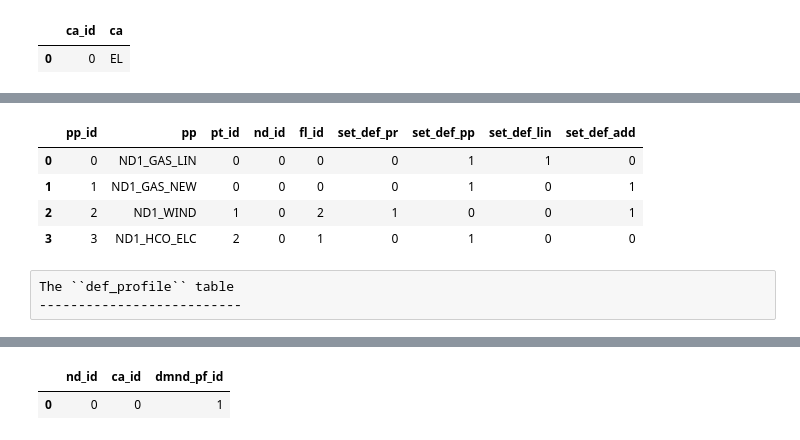
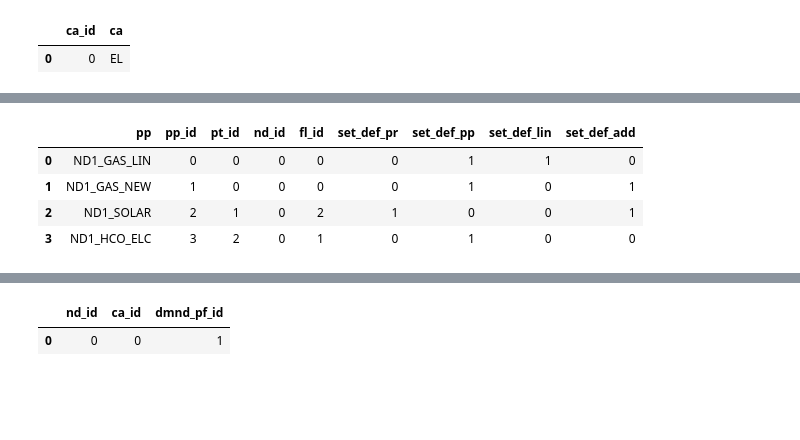
Before and after one commit to mcsoini/grimsel, a Jupyter notebook: notebooks/doc_introductory_example.ipynb, the cells around one changed output, grey strips where cells are left out. Saved outputs shown, nothing was run; the diff lists cells and outputs as text; code cells hidden in the pictures; blank space fills up the shorter version.

```diff
--- a/notebooks/doc_introductory_example.ipynb
+++ b/notebooks/doc_introductory_example.ipynb
@@ -42,5 +34,8 @@ The ``def_node`` table contains the mapping between *nd_id*s and node names *nd*
 # %%
-df_def_node = pd.DataFrame({'nd': ['Node1'], 'nd_id':[0], 'price_co2': [80], 'nd_weight': [1]})
+df_def_node = pd.DataFrame({'nd': ['Node1'],
+                            'nd_id':[0],
+                            'price_co2': [10],
+                            'nd_weight': [1]})
 dict_nd = df_def_node.set_index('nd').nd_id.to_dict()
 display(df_def_node)
 # %% [output]
@@ -60,7 +55,7 @@ Every power plant in the broadest sense has fuel. This includes fuel-less renewa
 # %%
 df_def_fuel = pd.DataFrame({'fl_id': range(3),
-                            'fl': ['natural_gas', 'hard_coal', 'wind'],
-                            'co2_int': [0.20196, 0.34596, 0]})
+                            'fl': ['natural_gas', 'hard_coal', 'solar'],
+                            'co2_int': [0.20, 0.35, 0]})
 dict_fl = df_def_fuel.set_index('fl').fl_id.to_dict()
 display(df_def_fuel)
 # %% [output]
@@ -91,5 +86,5 @@ The ``def_pp_type`` table
 # %%
-df_def_pp_type = pd.DataFrame({'pt_id': range(3), 'pt': ['GAS_LIN', 'WIND', 'HCO_ELC']})
+df_def_pp_type = pd.DataFrame({'pt_id': range(3), 'pt': ['GAS_LIN', 'SOLAR', 'HCO_ELC']})
 dict_pt = df_def_pp_type.set_index('pt').pt_id.to_dict()
 display(df_def_pp_type)
 # %% [output]
@@ -103,29 +105,24 @@ The ``def_plant`` table
 # %%
-df_def_plant = pd.DataFrame({'pp': ['ND1_GAS_LIN', 'ND1_GAS_NEW', 'ND1_WIND', 'ND1_HCO_ELC'],
-                             'pt_id': ['GAS_LIN', 'GAS_LIN', 'WIND', 'HCO_ELC'],
+df_def_plant = pd.DataFrame({'pp': ['ND1_GAS_LIN', 'ND1_GAS_NEW', 'ND1_SOLAR', 'ND1_HCO_ELC'],
+                             'pp_id': range(4),
+                             'pt_id': ['GAS_LIN', 'GAS_LIN', 'SOLAR', 'HCO_ELC'],
                              'nd_id': ['Node1'] * 4,
-                             'fl_id': ['natural_gas', 'natural_gas', 'wind', 'hard_coal'],
+                             'fl_id': ['natural_gas', 'natural_gas', 'solar', 'hard_coal'],
                              'set_def_pr': [0, 0, 1, 0],
                              'set_def_pp': [1, 1, 0, 1],
                              'set_def_lin': [1, 0, 0, 0],
                              'set_def_add': [0, 1, 1, 0],
                             })
-df_def_plant.index.name = 'pp_id'
-df_def_plant = df_def_plant.reset_index()
-
 # translate columns to id using the previously defined def tables
 df_def_plant = df_def_plant.assign(pt_id=df_def_plant.pt_id.replace(dict_pt),
                                    nd_id=df_def_plant.nd_id.replace(dict_nd),
                                    fl_id=df_def_plant.fl_id.replace(dict_fl))
 dict_pp = df_def_plant.set_index('pp').pp_id.to_dict()
 
 display(df_def_plant)
 # %% [output]
-|  | pp_id | pp | pt_id | nd_id | fl_id | set_def_pr | set_def_pp | set_def_lin | set_def_add |
-| 0 | 0 | ND1_GAS_LIN | 0 | 0 | 0 | 0 | 1 | 1 | 0 |
-| 1 | 1 | ND1_GAS_NEW | 0 | 0 | 0 | 0 | 1 | 0 | 1 |
-| 2 | 2 | ND1_WIND | 1 | 0 | 2 | 1 | 0 | 0 | 1 |
-| 3 | 3 | ND1_HCO_ELC | 2 | 0 | 1 | 0 | 1 | 0 | 0 |
+|  | pp | pp_id | pt_id | nd_id | fl_id | set_def_pr | set_def_pp | set_def_lin | set_def_add |
+| 0 | ND1_GAS_LIN | 0 | 0 | 0 | 0 | 0 | 1 | 1 | 0 |
+| 1 | ND1_GAS_NEW | 1 | 0 | 0 | 0 | 0 | 1 | 0 | 1 |
+| 2 | ND1_SOLAR | 2 | 1 | 0 | 2 | 1 | 0 | 0 | 1 |
+| 3 | ND1_HCO_ELC | 3 | 2 | 0 | 1 | 0 | 1 | 0 | 0 |
-# %% [raw]
-The ``def_profile`` table
---------------------------
```
Also changed, not shown: parts of 66 cells of this notebook, 13 other files.
